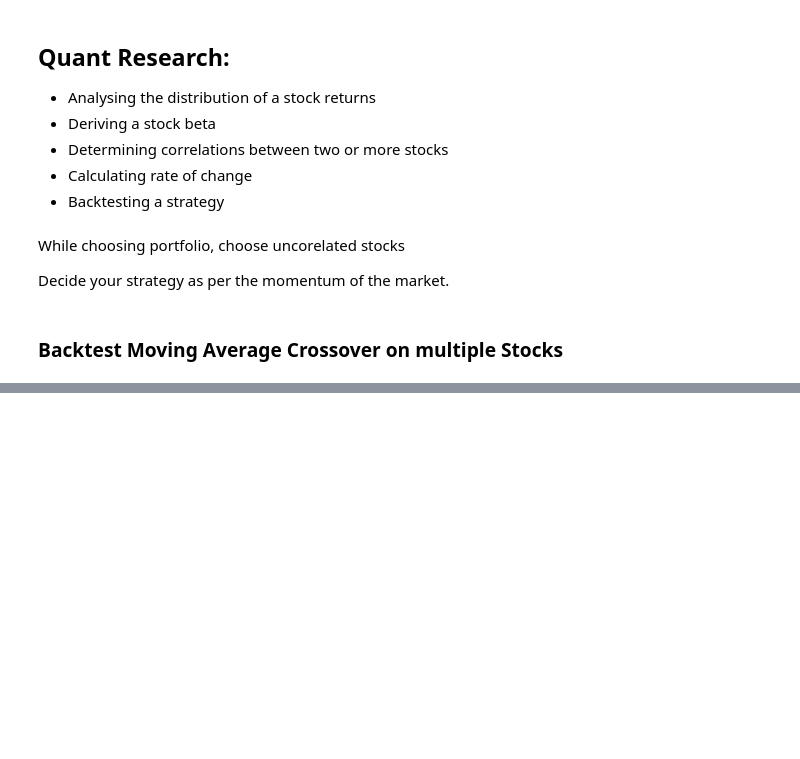
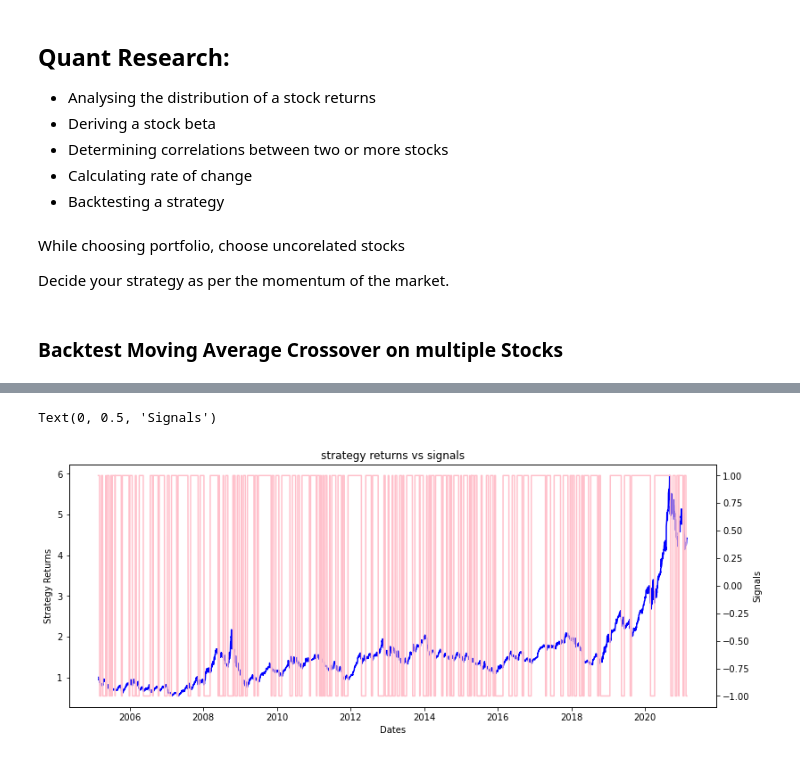
Before and after one commit to ItsShraddhaMishra/Algorithmic-Trading, a Jupyter notebook: 1. Stock Data Analysis.ipynb, the cells around one changed output, grey strips where cells are left out. Cells and saved outputs as stored; diff of their text form; code cells hidden in the pictures; blank space fills up the shorter version.

```diff
--- a/1. Stock Data Analysis.ipynb
+++ b/1. Stock Data Analysis.ipynb
@@ -87,0 +86,15 @@ stock_list = ['FB', 'AAPL', 'AMZN', 'NFLX', 'GOOG']
+# %%
+# Visualize strategy returns vs signals
+fig, ax1 = plt.subplots(figsize =(13,5))
+
+ax2 = ax1.twinx()
+ax1.plot(cum_s_returns, color = 'blue')
+ax2.plot(data['signals'], color = 'pink')
+
+ax1.set_title('strategy returns vs signals')
+ax1.set_xlabel('Dates')
+ax1.set_ylabel('Strategy Returns')
+ax2.set_ylabel('Signals')
+# %% [output]
+Text(0, 0.5, 'Signals')
+[figure, added]
```
Also changed, not shown: parts of 16 cells of this notebook.
